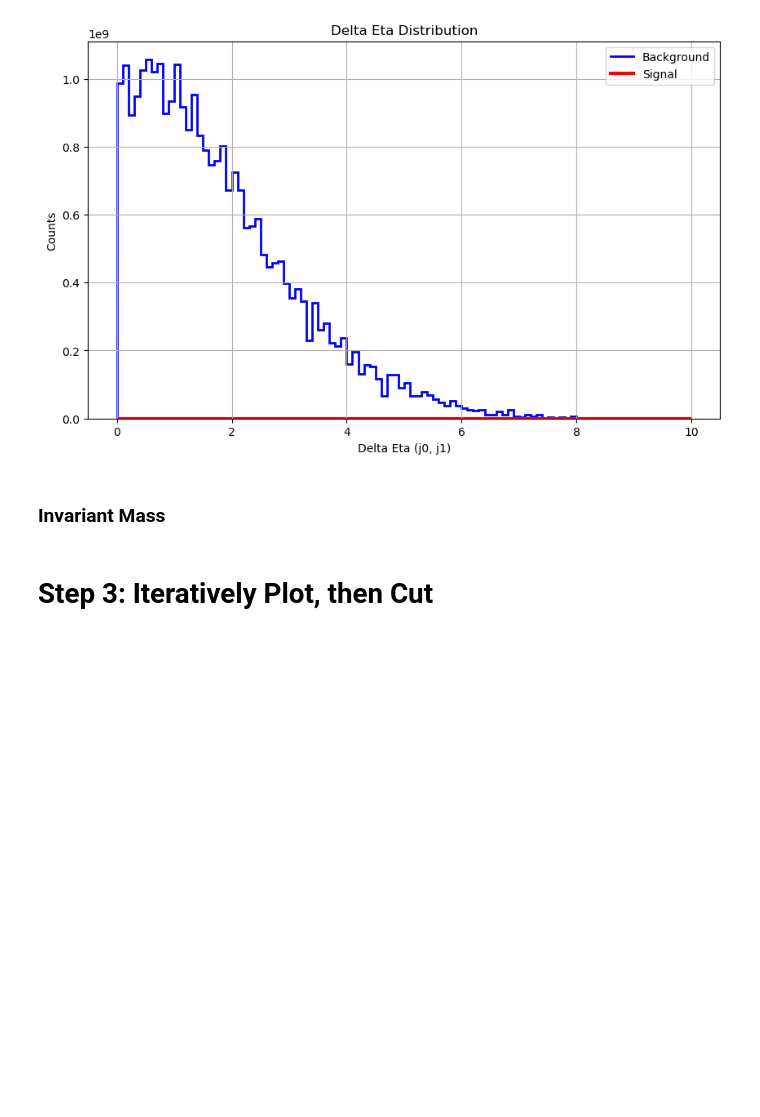
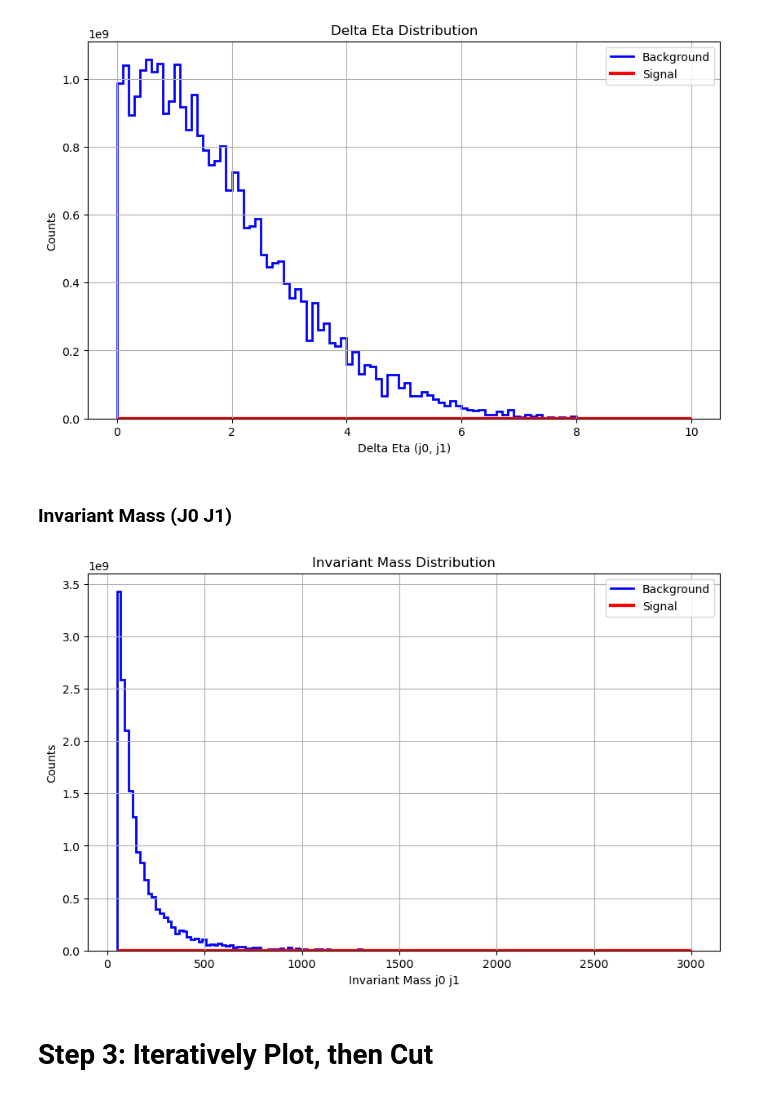
Before and after one commit to MarioPardo/UDEA_HEP_Analysis, a Jupyter notebook: data/AnalysisTemplate.ipynb, the cells around one changed output. Saved outputs shown, nothing was run; the diff lists cells and outputs as text; code cells hidden in the pictures; blank space fills up the shorter version.

Commit message:
V1 All Initial Plots

```diff
--- a/data/AnalysisTemplate.ipynb
+++ b/data/AnalysisTemplate.ipynb
@@ -45,7 +45,8 @@ binning = {
     "Delta_Eta": {"range": (0, 10), "bins": 100},  # (10 - 0) / 0.1 = 100 bins
     "Transverse": {"range": (0, 500), "bins": 100},  # (2000 - 500) / 20 = 75 bins
     "Eta": {"range": (-5, 5), "bins": 100},  # (5 - (-5)) / 0.1 = 100 bins
-    "Phi": {"range": (0, 2 * np.pi), "bins": 63}  # (2 * pi - 0) / 0.1 = 63 bins
+    "Phi": {"range": (0, 2 * np.pi), "bins": 63},  # (2 * pi - 0) / 0.1 = 63 bins
+    "Invariant": {"range": (50, 3000), "bins": 148}  # (3000 - 50) / 20 = 147.5, rounded to 148 bins
 }
 # %% [markdown]
 <h1> Plot Everything</h1>
@@ -455,4 +456,4 @@ plt.show()
 # %% [output]
 [figure]
 # %% [markdown]
-<h3> Invariant Mass </h3>
+<h3> Invariant Mass (J0 J1) </h3>
@@ -459,3 +483,65 @@ plt.show()
+# %%
+# Create histograms
+invariant_hist_background = Hist(
+     axis.Regular(binning["Invariant"]["bins"], *binning["Invariant"]["range"], name="Invariant", label="Invariant")
+)
+
+invariant_hist_signal = Hist(
+    axis.Regular(binning["Invariant"]["bins"], *binning["Invariant"]["range"], name="Invariant", label="Invariant")
+)
+
+#Data needed: pt0, eta0, phi0, m0, pt1, eta1, phi1, m1
+
+ptj0sig, ptj1sig, sigweight, ptbkgj0list, ptbkgj1list, bkgweightlist = getJetsData("PT")
+etaj0sig, etaj1sig, sigweight, etabkgj0list, etabkgj1list, bkgweightlist = getJetsData("Eta")
+phij0sig, phij1sig, sigweight, phibkgj0list, phibkgj1list, bkgweightlist = getJetsData("Phi")
+massj0sig, massj1sig, sigweight, massbkgj0list, massbkgj1list, bkgweightlist = getJetsData("Mass")
+
+invariant_hist_signal.fill(
+    invariant_mass(pt0=ptj0sig, eta0=etaj0sig, phi0 = phij0sig,m0=massj0sig,
+                   pt1=ptj1sig, eta1=etaj1sig, phi1 = phij1sig,m1=massj1sig),
+    weight = sigweight)
+
+for i in range(len(bkgweightlist)):
+    invariant_hist_background.fill(
+    invariant_mass(pt0=ptbkgj0list[i], eta0=etabkgj0list[i], phi0 = phibkgj1list[i],m0=massbkgj0list[i],
+                   pt1=ptbkgj1list[i], eta1=etabkgj1list[i], phi1 = phibkgj1list[i],m1=massbkgj1list[i]),
+            weight = bkgweightlist[i])
+
+
+#Set up histogram
+plt.figure(figsize=(10, 6))
+
+# Background histogram
+plt.stairs(
+    invariant_hist_background.values(),
+    invariant_hist_background.axes[0].edges,
+    color='blue',
+    label='Background',
+    linewidth=2
+)
+
+# Signal histogram
+plt.stairs(
+    invariant_hist_signal.values(),
+    invariant_hist_signal.axes[0].edges,
+    color='red',
+    label='Signal',
+    linewidth=3
+)
+
+# Add labels and legend
+plt.xlabel('Invariant Mass j0 j1')
+plt.ylabel('Counts')
+plt.title('Invariant Mass Distribution')
+plt.legend()
+plt.grid(True)
+
+
+# Show the plot
+plt.show()
+# %% [output]
+[figure, added]
 # %% [markdown]
 <h1> Step 3: Iteratively Plot, then Cut <h1>
 # %%
```
Also changed, not shown: parts of 3 cells of this notebook.
